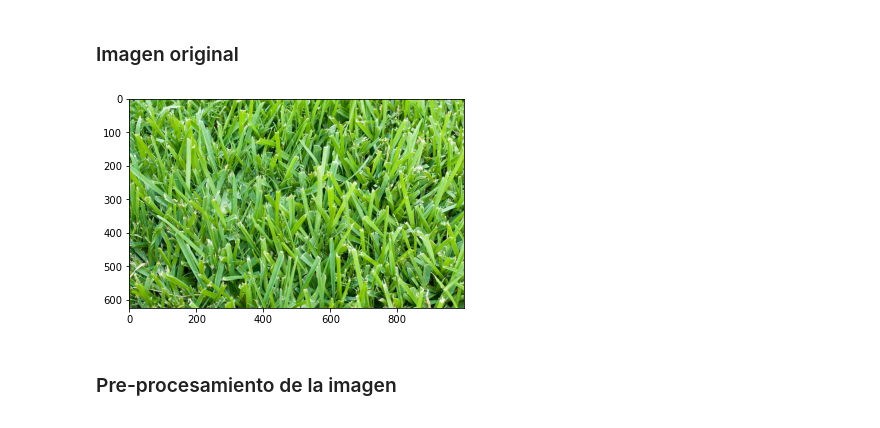
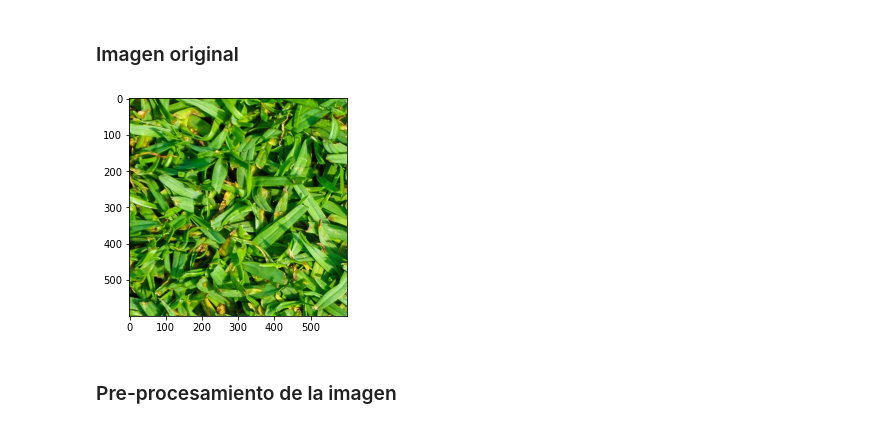
Before and after one commit to nettok/cv2-contar-grama, a Jupyter notebook: experimento02.ipynb, the cells around one changed output. Drawn from its saved outputs; the diff is of its cells as text; code cells hidden in the pictures.

```diff
--- a/experimento02.ipynb
+++ b/experimento02.ipynb
@@ -22,10 +22,10 @@ import cv2
 # %% [markdown]
 ### Imagen original
 # %%
-img = read_jpg("grama1")
+img = read_jpg("grama3")
 plt_show(img)
 # %% [output]
-[figure, old version]
+[figure, new version]
 # %% [markdown]
 ### Pre-procesamiento de la imagen
 # %% [markdown]
```
Also changed, not shown: parts of 13 cells of this notebook.
